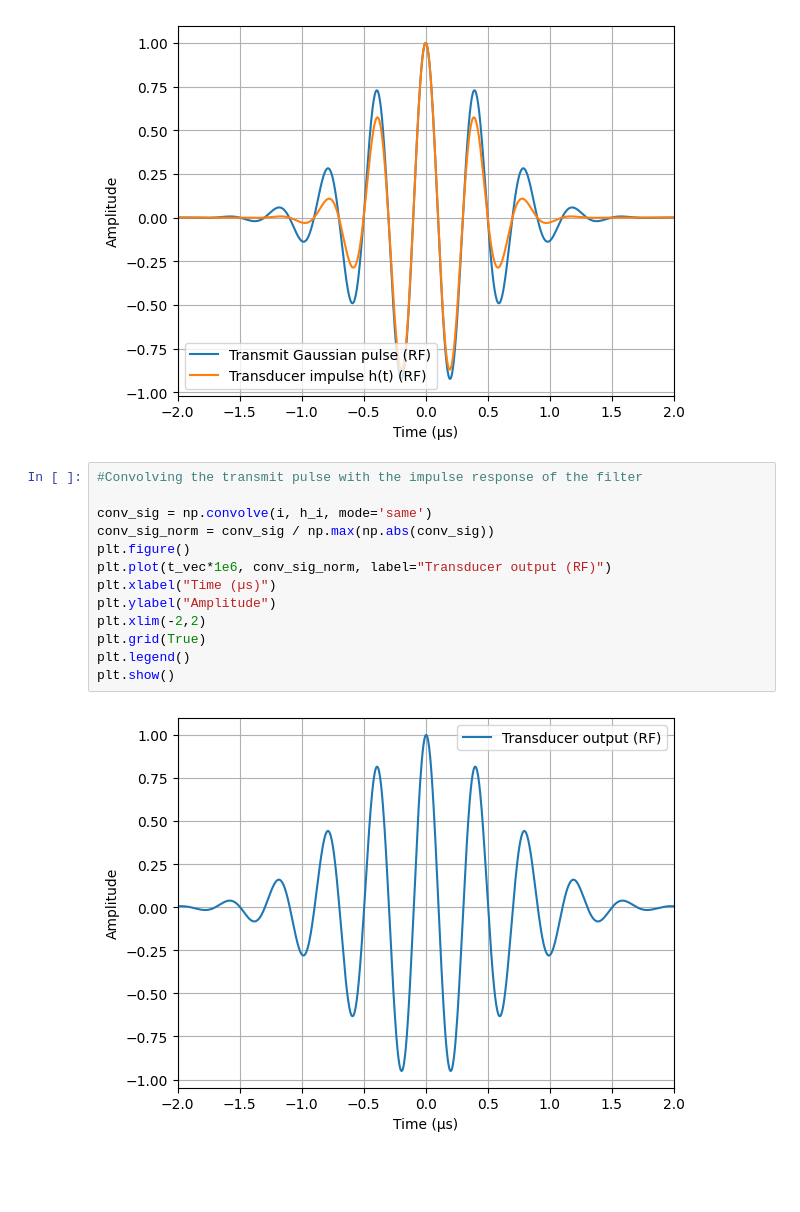
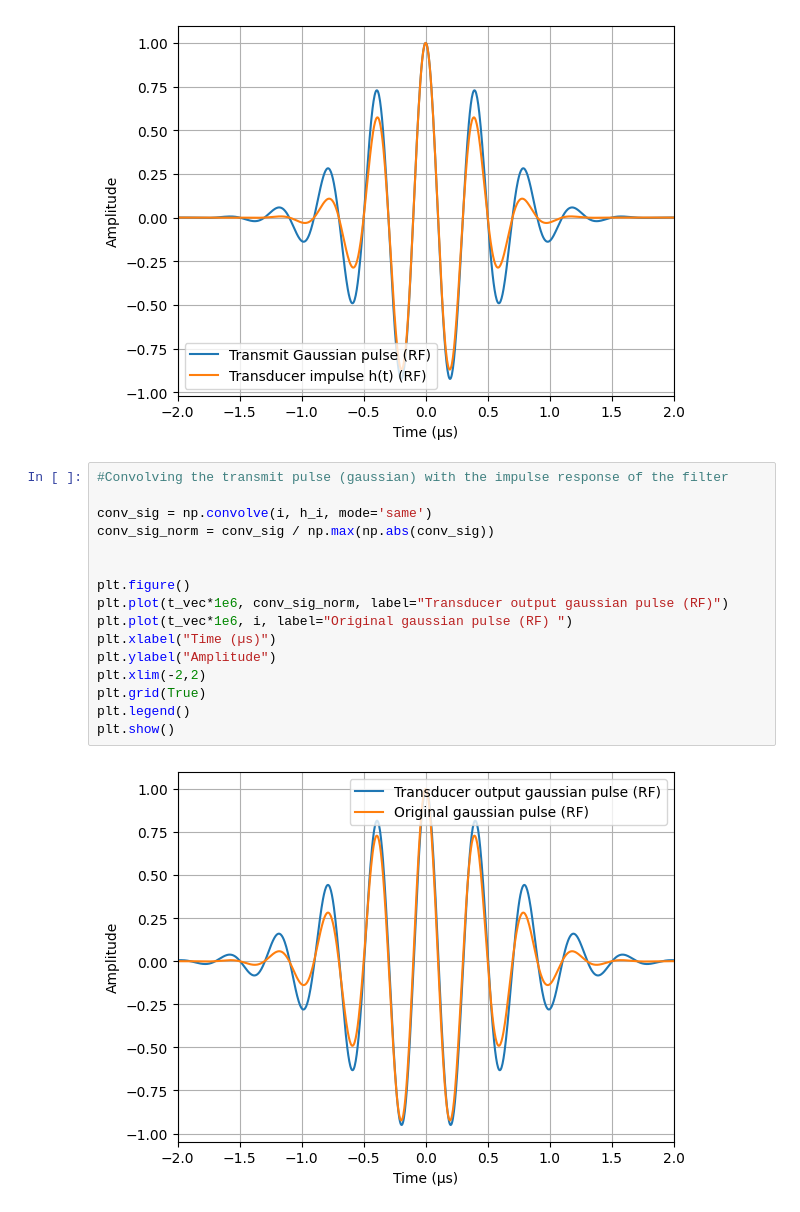
Before and after one commit to Sandermi99/MEDT4165, a Jupyter notebook: Exercise2.ipynb, the cells around one changed output. Drawn from its saved outputs; the diff is of its cells as text; blank space fills up the shorter version.

```diff
--- a/Exercise2.ipynb
+++ b/Exercise2.ipynb
@@ -194,17 +194,20 @@ plt.show()
 # %% [output]
 [figure]
 # %%
-#Convolving the transmit pulse with the impulse response of the filter
+#Convolving the transmit pulse (gaussian) with the impulse response of the filter
 
 conv_sig = np.convolve(i, h_i, mode='same')
 conv_sig_norm = conv_sig / np.max(np.abs(conv_sig))
+
+
 plt.figure()
-plt.plot(t_vec*1e6, conv_sig_norm, label="Transducer output (RF)")
+plt.plot(t_vec*1e6, conv_sig_norm, label="Transducer output gaussian pulse (RF)")
+plt.plot(t_vec*1e6, i, label="Original gaussian pulse (RF) ")
 plt.xlabel("Time (µs)")
 plt.ylabel("Amplitude")
 plt.xlim(-2,2)
 plt.grid(True)
 plt.legend()
 plt.show()
 # %% [output]
-[figure, old version]
+[figure, new version]
```
Also changed, not shown: parts of 3 cells of this notebook.
